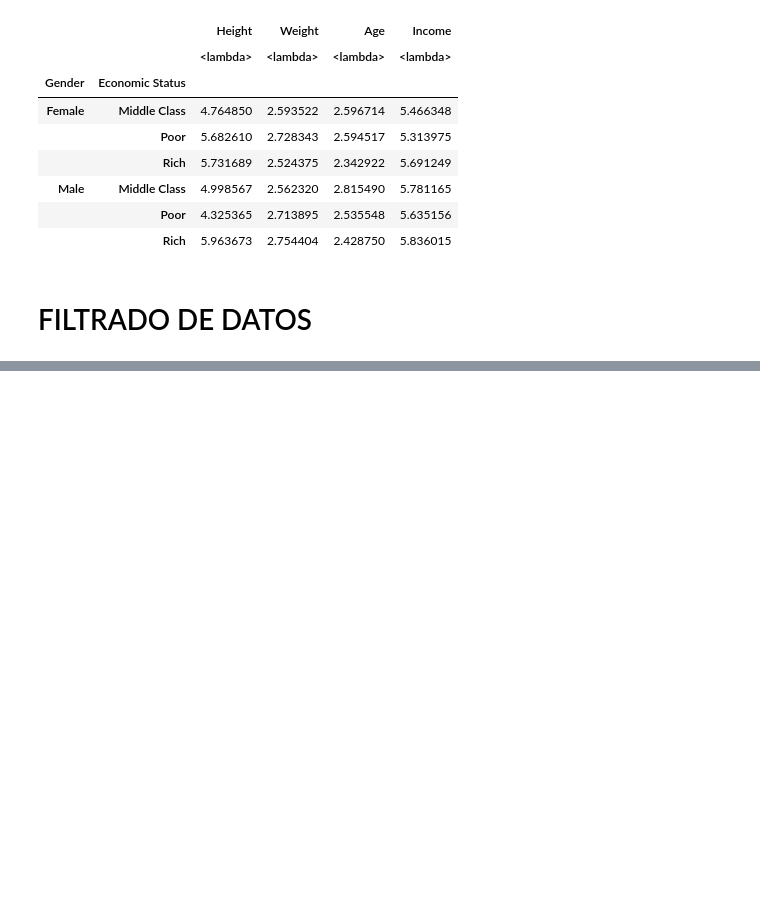
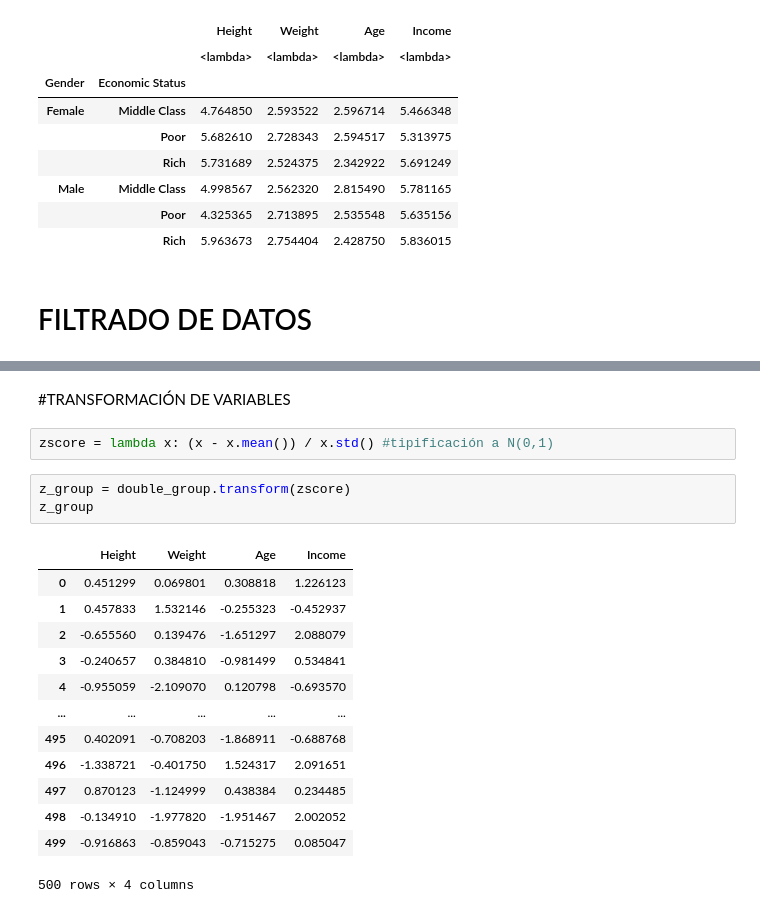
Before and after one commit to javilledo/MachineLearning, a Jupyter notebook: notebooks/t02_03_data_cleaning_agrupacion_de_datos.ipynb, the cells around one changed output, grey strips where cells are left out. Drawn from its saved outputs; the diff is of its cells as text; blank space fills up the shorter version.

```diff
--- a/notebooks/t02_03_data_cleaning_agrupacion_de_datos.ipynb
+++ b/notebooks/t02_03_data_cleaning_agrupacion_de_datos.ipynb
@@ -343,0 +358,21 @@ double_group.aggregate([lambda x: np.mean(x) / np.std(x)])
+# %% [markdown]
+#TRANSFORMACIÓN DE VARIABLES
+# %%
+zscore = lambda x: (x - x.mean()) / x.std() #tipificación a N(0,1)
+# %%
+z_group = double_group.transform(zscore)
+z_group
+# %% [output]
+|  | Height | Weight | Age | Income |
+| 0 | 0.451299 | 0.069801 | 0.308818 | 1.226123 |
+| 1 | 0.457833 | 1.532146 | -0.255323 | -0.452937 |
+| 2 | -0.655560 | 0.139476 | -1.651297 | 2.088079 |
+| 3 | -0.240657 | 0.384810 | -0.981499 | 0.534841 |
+| 4 | -0.955059 | -2.109070 | 0.120798 | -0.693570 |
+| ... | ... | ... | ... | ... |
+| 495 | 0.402091 | -0.708203 | -1.868911 | -0.688768 |
+| 496 | -1.338721 | -0.401750 | 1.524317 | 2.091651 |
+| 497 | 0.870123 | -1.124999 | 0.438384 | 0.234485 |
+| 498 | -0.134910 | -1.977820 | -1.951467 | 2.002052 |
+| 499 | -0.916863 | -0.859043 | -0.715275 | 0.085047 |
+500 rows × 4 columns
```
Also changed, not shown: parts of 14 cells of this notebook.
